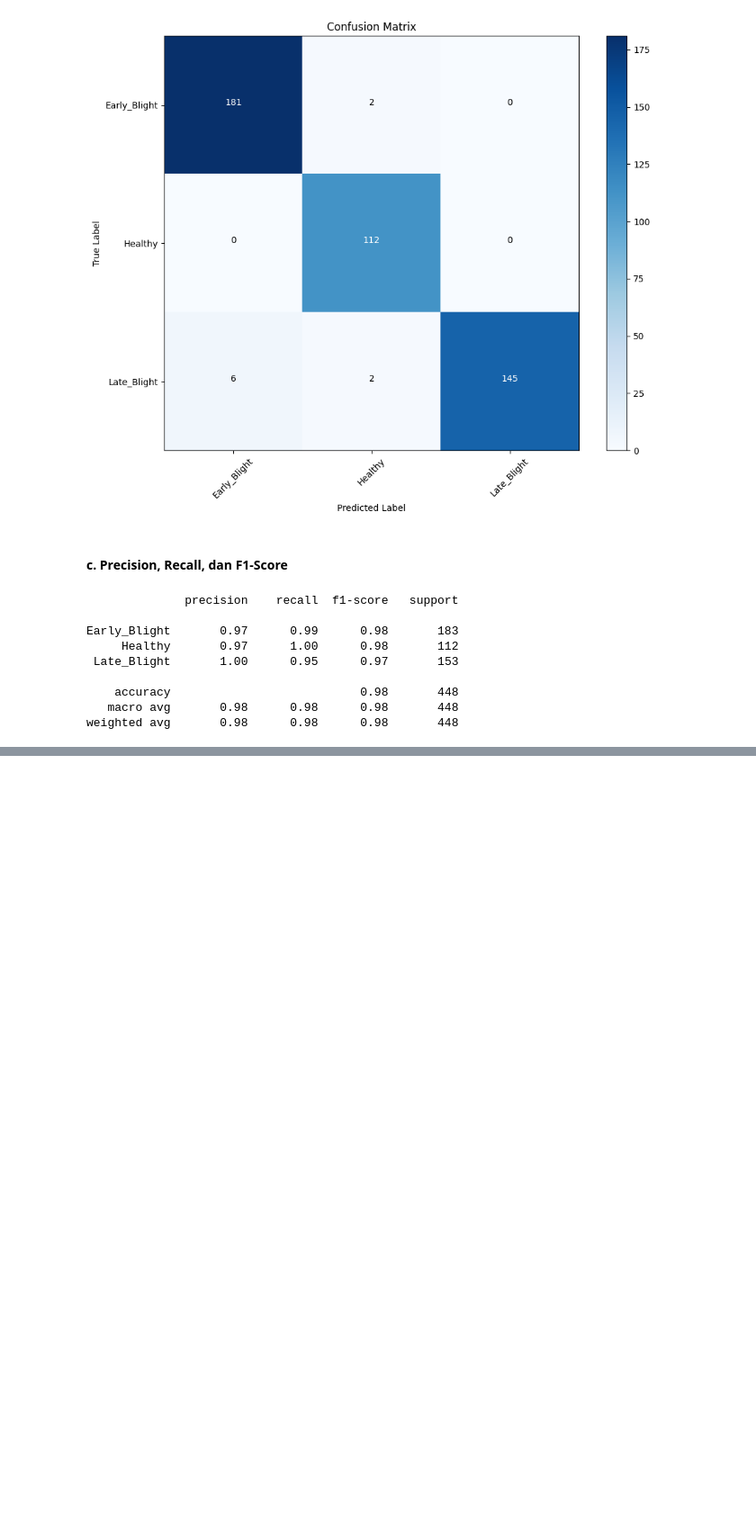
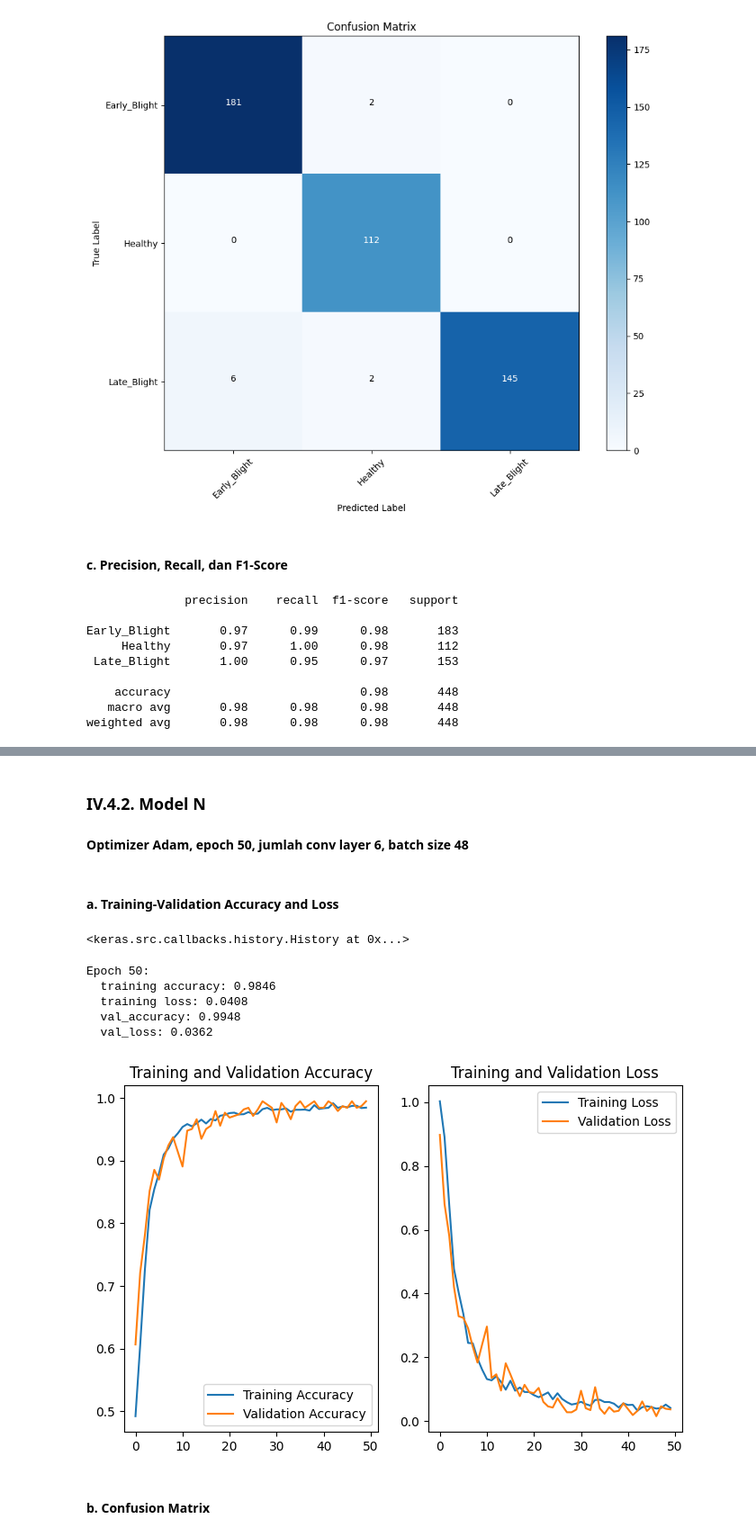
Before and after one commit to drewjd27/CNN-potato-disease-classification, a Jupyter notebook: model-development/training.ipynb, the cells around one changed output, grey strips where cells are left out. Shown at 90% size. Cells and saved outputs as stored; diff of their text form; code cells hidden in the pictures; blank space fills up the shorter version.

```diff
--- a/model-development/training.ipynb
+++ b/model-development/training.ipynb
@@ -2738,0 +2912,14 @@ Berdasarkan evaluasi pada model creation tahap I, peneliti memperhatikan bahwa m
+# %%
+model_cnn_n.compile(
+    optimizer = 'adam',
+    loss = tf.keras.losses.SparseCategoricalCrossentropy(from_logits=False),
+    metrics = ['accuracy']
+)
+# %%
+history_n = model_cnn_n.fit(
+    train_ds_48,
+    batch_size = BATCH_SIZE_48,
+    validation_data = val_ds_48,
+    epochs = EPOCH_50,
+    verbose = 1
+)
@@ -2738,0 +3069,49 @@ Berdasarkan evaluasi pada model creation tahap I, peneliti memperhatikan bahwa m
+# %% [markdown]
+### IV.4.2. Model N
+# %% [markdown]
+**Optimizer Adam, epoch 50, jumlah conv layer 6, batch size 48**
+# %% [markdown]
+#### a. Training-Validation Accuracy and Loss
+# %%
+history_n
+# %% [output]
+<keras.src.callbacks.history.History at 0x...>
+# %%
+for i in range(-1, 0):  # Last epoch
+    print(f"Epoch {i+len(history_n.history['loss'])+1}:")
+    print(f"  training accuracy: {history_n.history['accuracy'][i]:.4f}")
+    print(f"  training loss: {history_n.history['loss'][i]:.4f}")
+    print(f"  val_accuracy: {history_n.history['val_accuracy'][i]:.4f}")
+    print(f"  val_loss: {history_n.history['val_loss'][i]:.4f}")
+    print()
+# %% [output]
+Epoch 50:
+  training accuracy: 0.9846
+  training loss: 0.0408
+  val_accuracy: 0.9948
+  val_loss: 0.0362
+# %%
+acc_model_n = history_n.history['accuracy']
+val_acc_model_n = history_n.history['val_accuracy']
+
+loss_model_n = history_n.history['loss']
+val_loss_model_n = history_n.history['val_loss']
+# %%
+fig_trainVal_acc_n = plt.figure(figsize=(8, 5))
+plt.subplot(1, 2, 1)
+plt.plot(range(EPOCH_50), acc_model_n, label='Training Accuracy')
+plt.plot(range(EPOCH_50), val_acc_model_n, label='Validation Accuracy')
+plt.legend(loc='lower right')
+plt.title('Training and Validation Accuracy')
+
+plt.subplot(1, 2, 2)
+plt.plot(range(EPOCH_50), loss_model_n, label='Training Loss')
+plt.plot(range(EPOCH_50), val_loss_model_n, label='Validation Loss')
+plt.legend(loc='upper right')
+plt.title('Training and Validation Loss')
+plt.show()
+fig_trainVal_acc_n.savefig('train_val_acc_n.png', dpi=300)
+# %% [output]
+[figure, added]
+# %% [markdown]
+#### b. Confusion Matrix
```
Also changed, not shown: parts of 49 cells of this notebook, 14 other files.
